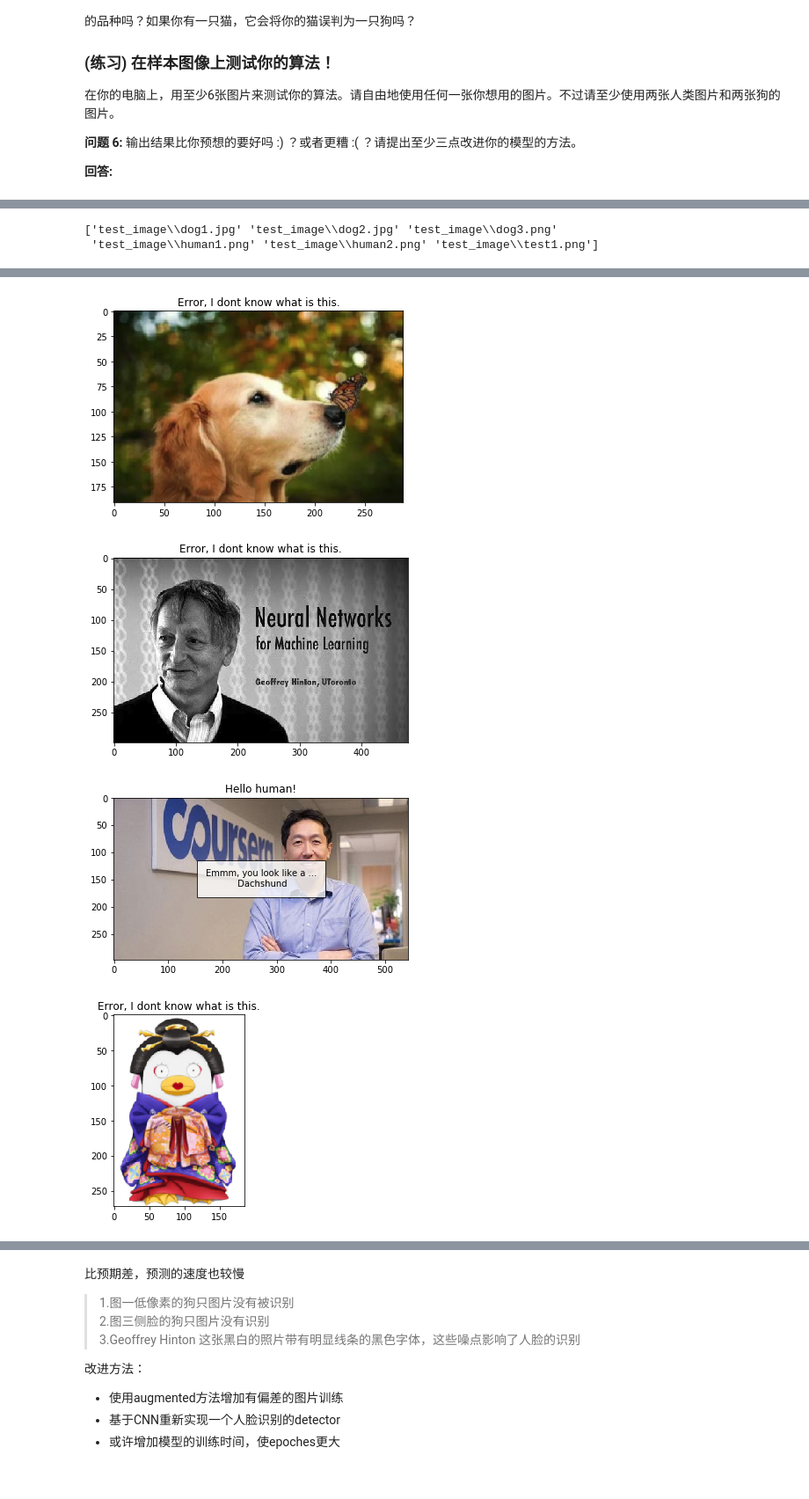
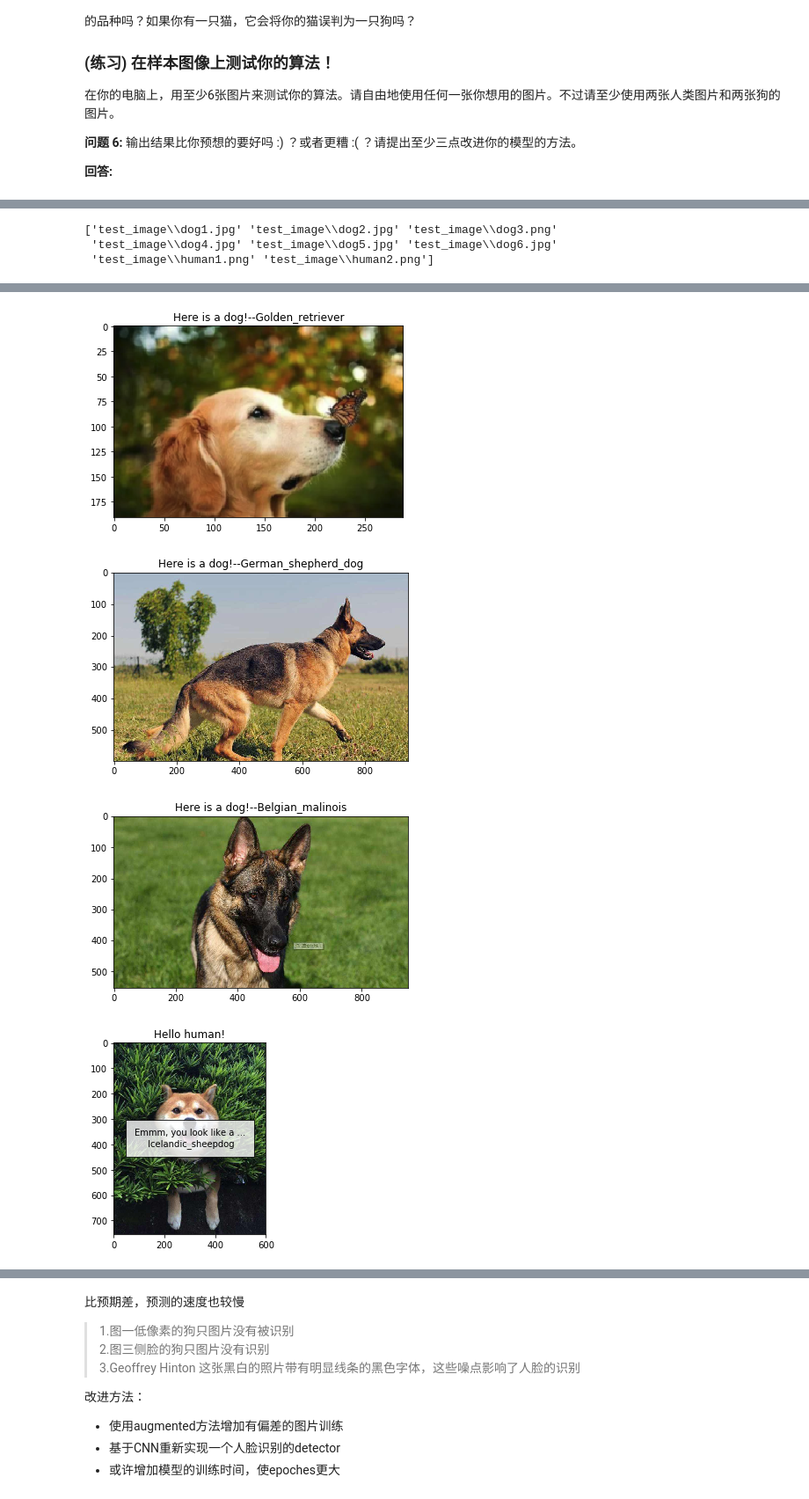
Before and after one commit to DavidCnaup/dog-project, a Jupyter notebook: dog_app.ipynb, the cells around one changed output, grey strips where cells are left out. Shown at 88% size. Cells and saved outputs as stored; diff of their text form; code cells hidden in the pictures.

```diff
--- a/dog_app.ipynb
+++ b/dog_app.ipynb
@@ -277,19 +274,3 @@ __问题 3:__ 使用下方代码单元来测试你所完成的`dog_detector`函
 - `dog_files_short`中图像检测到狗的百分比？
 
 __回答:__
-# %%
-### TODO: 测试dog_detector函数在human_files_short和dog_files_short的表现
-true_dog_num = 0
-negative_dog_num = 0
-
-for path in dog_files_short:
-    true_dog_num += 1 if dog_detector(path) else 0
-print(true_dog_num)
-
-true_dog_num = 0
-for path_human, path_dog in zip(human_files_short, dog_files_short):
-    negative_human_num += 1 if dog_detector(path_human) else 0
-    true_dog_num += 1 if dog_detector(path_dog) else 0
-total_num = true_human_num + negative_dog_num
-print('100张人图像中，能够检测到狗的占比: {}'.format(negative_human_num/TOTAL_NUM))
-print('100张狗图像中，能够检测到狗的占比: {}'.format(true_dog_num/TOTAL_NUM))
@@ -377,8 +364,9 @@ model.add(Conv2D(filters=64, kernel_size=3, padding='same', activation='relu'))
 model.add(MaxPooling2D(pool_size=2))
 model.add(Dropout(0.2))
 
-model.add(GlobalAveragePooling2D())
-
+#model.add(GlobalAveragePooling2D())
+model.add(Flatten())
+model.add(Dense(1024, activation='relu'))
 model.add(Dense(133, activation='softmax'))
 ### TODO: 定义架构
 
@@ -762,6 +767,8 @@ dogImages/test\115.Papillon\Papillon_07480.jpg
 ### (练习) 完成你的算法
 # %%
 ### TODO: 设计你的算法
+import numpy as np
+from glob import glob
 import matplotlib.pyplot as plt
 import matplotlib.image as mpimg
 import cv2
@@ -769,17 +776,13 @@ from keras.applications.xception import Xception, preprocess_input
 ### 自由地使用所需的代码单元数吧
 def my_detector(img_path):
     # 预测狗
-    bottleneck_feature = extract_Xception(path_to_tensor(img_path))
-    predicted_vector = model.predict(bottleneck_feature)
-    class_id = np.argmax(predicted_vector)
-    dog_name = dog_names[class_id]
-    prediction = Xception_predict_breed(img_path)
-    is_dog = img_path.find(dog_name) > 1
+    is_dog = dog_detector(img_path)
+    dog_name = Xception_predict_breed(img_path)
     # 预测人脸
     is_human = face_detector(img_path)
     title = ''
     if is_dog and not is_human:
-        title = 'Here is a dog!'
+        title = 'Here is a dog!--{}'.format(dog_name)
     elif is_human:
         title = 'Hello human!'
     else:
@@ -816,10 +819,13 @@ my_detector(test_files[4])
 # %%
 ## TODO: 在你的电脑上，在步骤6中，至少在6张图片上运行你的算法。
 ## 自由地使用所需的代码单元数吧
+
+dog_names = [item[20:-1] for item in sorted(glob("dogImages/train/*/"))]
 my_test_files = np.array(glob("test_image/*"))
 print(my_test_files)
-for path in my_test_files:
+for path in tqdm(my_test_files):
     my_detector(path)
 # %% [output]
 ['test_image\\dog1.jpg' 'test_image\\dog2.jpg' 'test_image\\dog3.png'
- 'test_image\\human1.png' 'test_image\\human2.png' 'test_image\\test1.png']
+ 'test_image\\dog4.jpg' 'test_image\\dog5.jpg' 'test_image\\dog6.jpg'
+ 'test_image\\human1.png' 'test_image\\human2.png']
@@ -827,5 +833,5 @@ for path in my_test_files:
 [figure]
-[figure, old version]
+[figure, new version]
-[figure, old version]
+[figure, new version]
-[figure, old version]
+[figure, new version]
-[figure, old version]
+[figure, new version]
```
Also changed, not shown: parts of 11 cells of this notebook, 5 other files.
